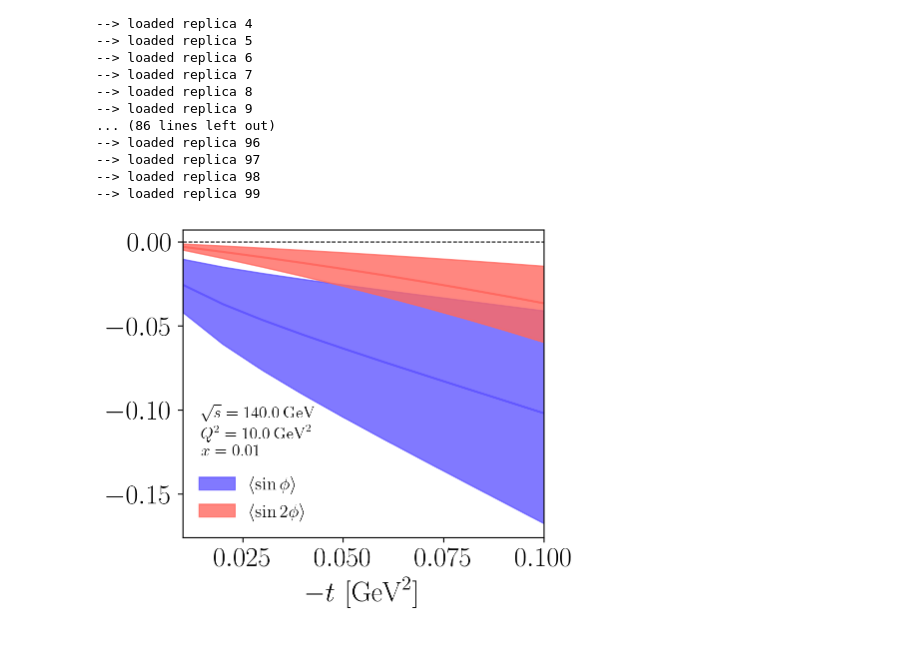
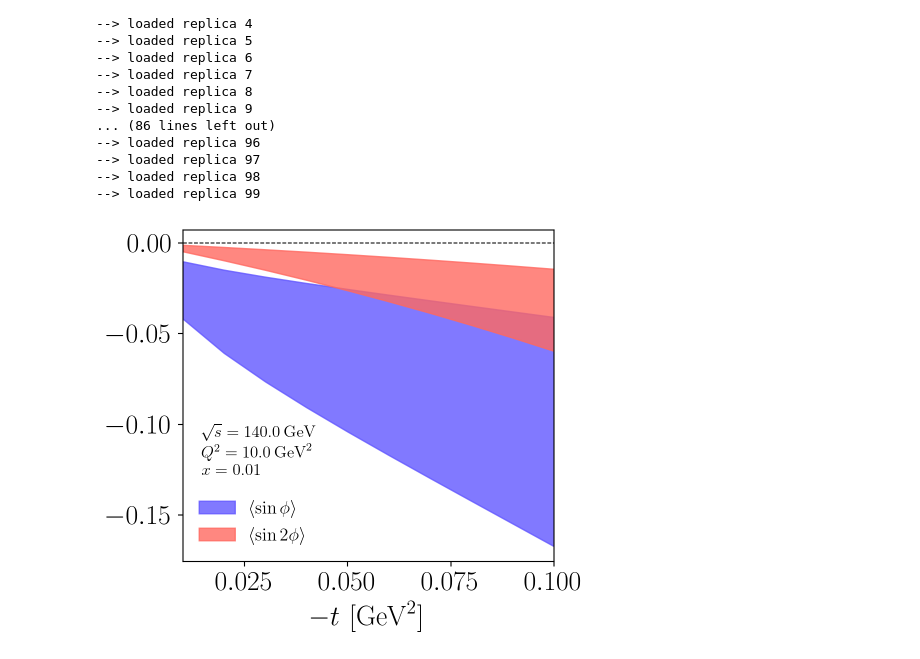
Before and after one commit to brandonmanley/pion_SSA, a Jupyter notebook: ssa_testing.ipynb, the cells around one changed output. Drawn from its saved outputs; the diff is of its cells as text; code cells hidden in the pictures.

```diff
--- a/ssa_testing.ipynb
+++ b/ssa_testing.ipynb
@@ -80,12 +80,12 @@ for irep in range(1, nreps):
 --> loaded replica 99
 # %%
 asp_ratio = 3.5/3
-psize = 4
+psize = 4.5
 nrows, ncols = 1,1
 fig, ax = plt.subplots(nrows, ncols, figsize=(asp_ratio*psize*ncols, psize*nrows))
 
 plot_band = True
-plot_mean = True
+plot_mean = False
 plot_bandwidth = False
 save_plot = True
 
@@ -114,33 +114,34 @@ for ih, h in enumerate(harms):
             ax.plot(ts, xf*rep, alpha=0.5, color=colors[ih], label=label, linewidth=0.5)
 
 ax.set_xlabel(r'$-t\,\,[\mathrm{GeV}^2]$', size=20)
 ax.axhline(y=0, linestyle='--', color='black', linewidth=0.75)
 # ax.axvline(x=0.05, linestyle='--', color='gray', linewidth=0.75)
 # ax.semilogx()
 # ax.set_ylim([-0.05, -0.049])
 # ax.set_xlim([0.043, 0.047])
 
 # s = 140**2
 # Q = np.sqrt(10)
 # x = 0.01
 kins_info = rf'''
 $\sqrt{{s}}={np.sqrt(s)}\, \mathrm{{GeV}}$
 $Q^2={round(Q**2, 2)}\,\mathrm{{GeV}}^2$
 $x={x}$
 '''
 ax.text(
     0.05, 0.2, kins_info,
     transform=ax.transAxes,
     ha='left', va='bottom',
     fontsize=12, wrap=True,
     # color=colors[iz],
     # bbox=dict(boxstyle='round', facecolor='white', alpha=1.0, edgecolor='black')
 )
 
-ax.legend(frameon=False, fontsize=13)
+ax.legend(frameon=False, fontsize=13, loc='lower left')
 
+plt.tight_layout()
 plt.show()
 
-if save_plot: fig.savefig('plots/pion_ssa_harmonics_icvar.pdf', dpi=400)
+if save_plot: fig.savefig('plots/pion_ssa_harmonics_icvar.pdf', dpi=700)
 # %% [output]
-[figure, old version]
+[figure, new version]
```
Also changed, not shown: 3 other files.
